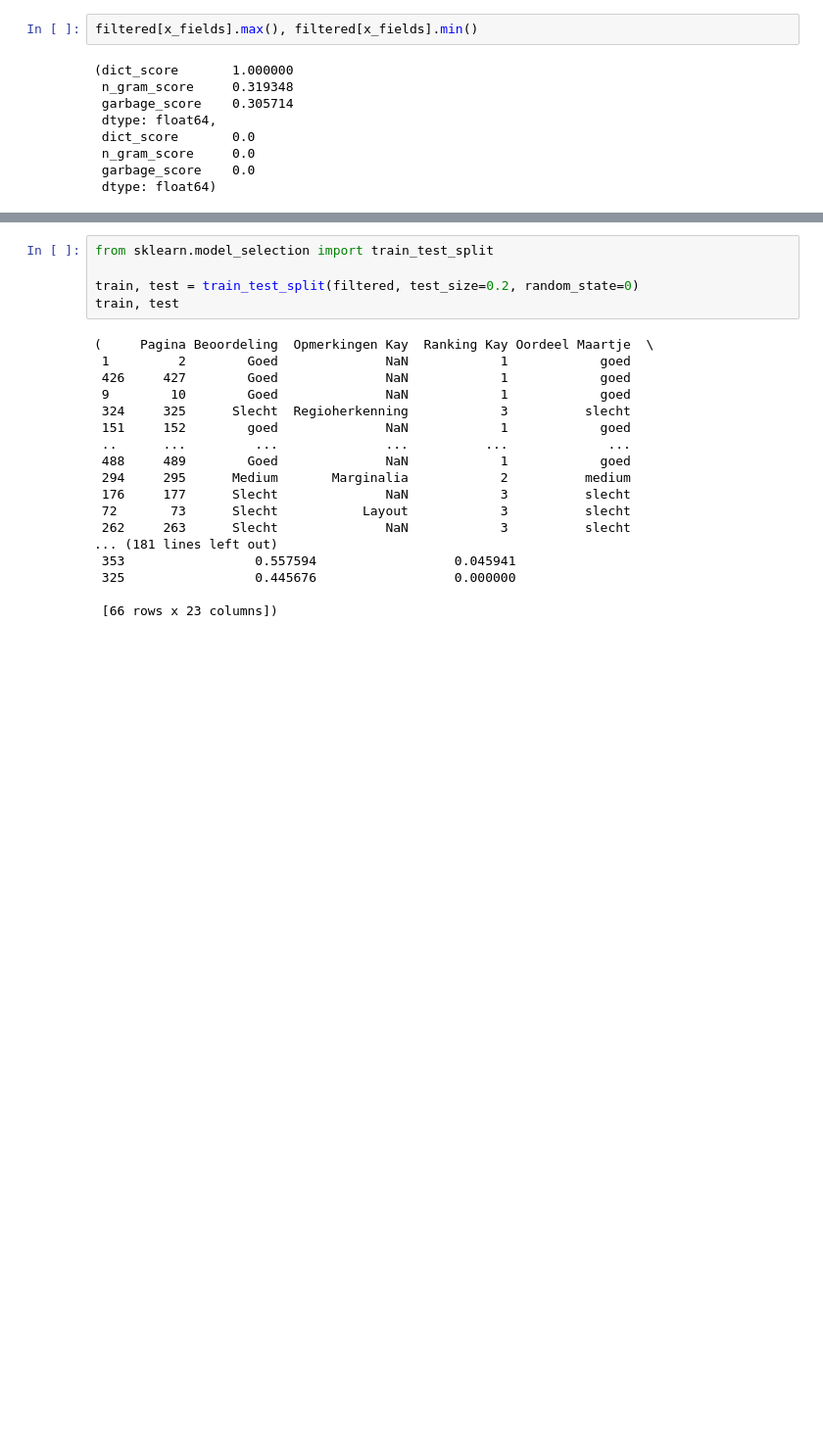
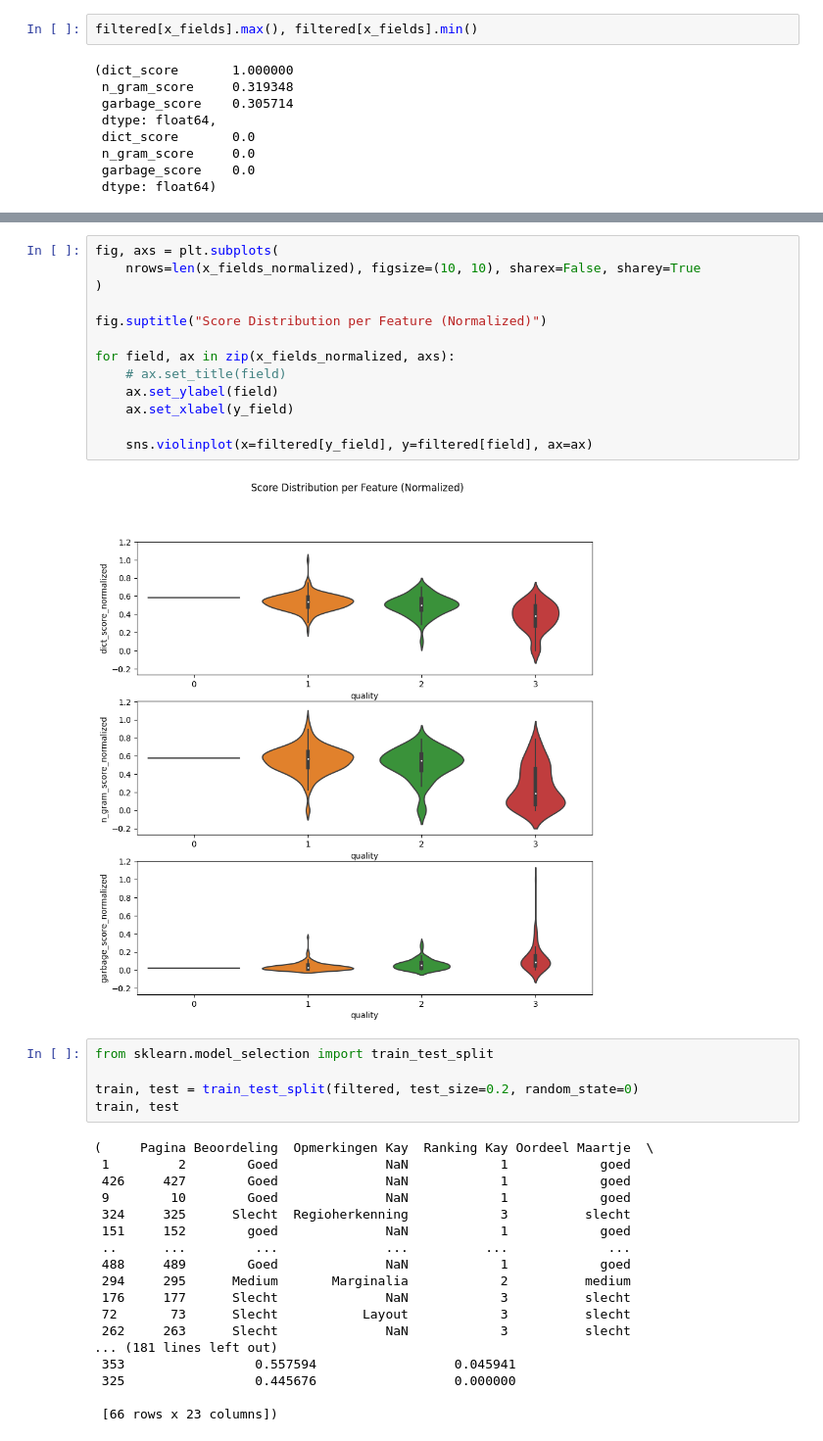
Before and after one commit to LAHTeR/nautilusocr, a Jupyter notebook: notebooks/quality.ipynb, the cells around one changed output, grey strips where cells are left out. Shown at 98% size. Saved outputs shown, nothing was run; the diff lists cells and outputs as text; blank space fills up the shorter version.

```diff
--- a/notebooks/quality.ipynb
+++ b/notebooks/quality.ipynb
@@ -774,3 +805,18 @@ filtered[x_fields_normalized].max(), filtered[x_fields_normalized].min()
+# %%
+fig, axs = plt.subplots(
+    nrows=len(x_fields_normalized), figsize=(10, 10), sharex=False, sharey=True
+)
+
+fig.suptitle("Score Distribution per Feature (Normalized)")
+
+for field, ax in zip(x_fields_normalized, axs):
+    # ax.set_title(field)
+    ax.set_ylabel(field)
+    ax.set_xlabel(y_field)
+
+    sns.violinplot(x=filtered[y_field], y=filtered[field], ax=ax)
+# %% [output]
+[figure, added]
 # %%
 from sklearn.model_selection import train_test_split
 
```
Also changed, not shown: parts of 25 cells of this notebook.
